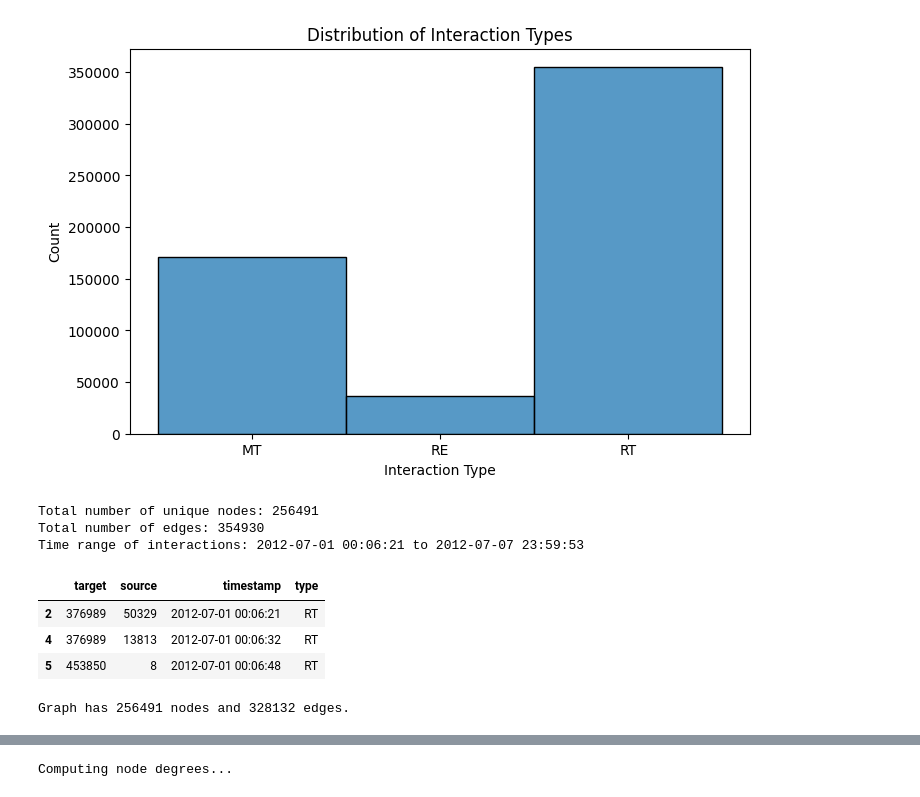
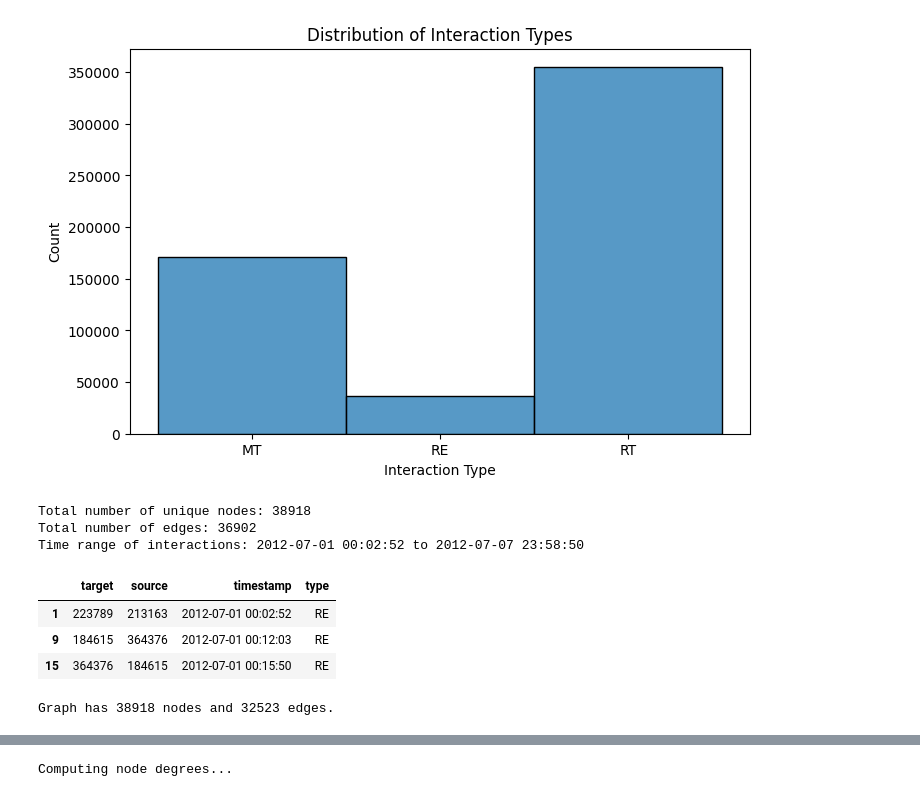
Before and after one commit to ysenarath/AIT-724-HandsOn-2, a Jupyter notebook: notebook.ipynb, the cells around one changed output, grey strips where cells are left out. Cells and saved outputs as stored; diff of their text form; code cells hidden in the pictures.

```diff
--- a/notebook.ipynb
+++ b/notebook.ipynb
@@ -217,35 +217,34 @@ plt.show()
 Total interactions in dataset: 563069
 [figure]
 # %%
-# df = df[df["type"] == "RE"]
-df = df[df["type"] == "RT"]
+df = df[df["type"] == "RE"]  # for the assignment this has to be changed
 start_date = df[TIMESTAMP].min()
 
 # If one is interested in building a network of how information flows,
 #   then the direction of RT should be reversed when used in the analysis.
 #   ref. https://snap.stanford.edu/data/higgs-twitter.html
 df = df.rename(columns={"source": "target", "target": "source"})
 
 total_number_of_nodes = df[["source", "target"]].stack().nunique()
 total_number_of_edges = len(df)
 
 print(f"Total number of unique nodes: {total_number_of_nodes}")
 print(f"Total number of edges: {total_number_of_edges}")
 
 # let's look at the time range of the interactions
 min_time = df[TIMESTAMP].min()
 max_time = df[TIMESTAMP].max()
 print(f"Time range of interactions: {min_time} to {max_time}")
 
 df.head(3)
 # %% [output]
-Total number of unique nodes: 256491
-Total number of edges: 354930
-Time range of interactions: 2012-07-01 00:06:21 to 2012-07-07 23:59:53
+Total number of unique nodes: 38918
+Total number of edges: 36902
+Time range of interactions: 2012-07-01 00:02:52 to 2012-07-07 23:58:50
 |  | target | source | timestamp | type |
-| 2 | 376989 | 50329 | 2012-07-01 00:06:21 | RT |
-| 4 | 376989 | 13813 | 2012-07-01 00:06:32 | RT |
-| 5 | 453850 | 8 | 2012-07-01 00:06:48 | RT |
+| 1 | 223789 | 213163 | 2012-07-01 00:02:52 | RE |
+| 9 | 184615 | 364376 | 2012-07-01 00:12:03 | RE |
+| 15 | 364376 | 184615 | 2012-07-01 00:15:50 | RE |
 # %%
 G: nx.DiGraph = nx.from_pandas_edgelist(
     df,
@@ -260,7 +259,7 @@ G: nx.DiGraph = nx.from_pandas_edgelist(
 
 print(f"Graph has {G.number_of_nodes()} nodes and {G.number_of_edges()} edges.")
 # %% [output]
-Graph has 256491 nodes and 328132 edges.
+Graph has 38918 nodes and 32523 edges.
 # %%
 display_network(G, edge_sample_size=100)
 # %% [output]
```
Also changed, not shown: parts of 11 cells of this notebook.
